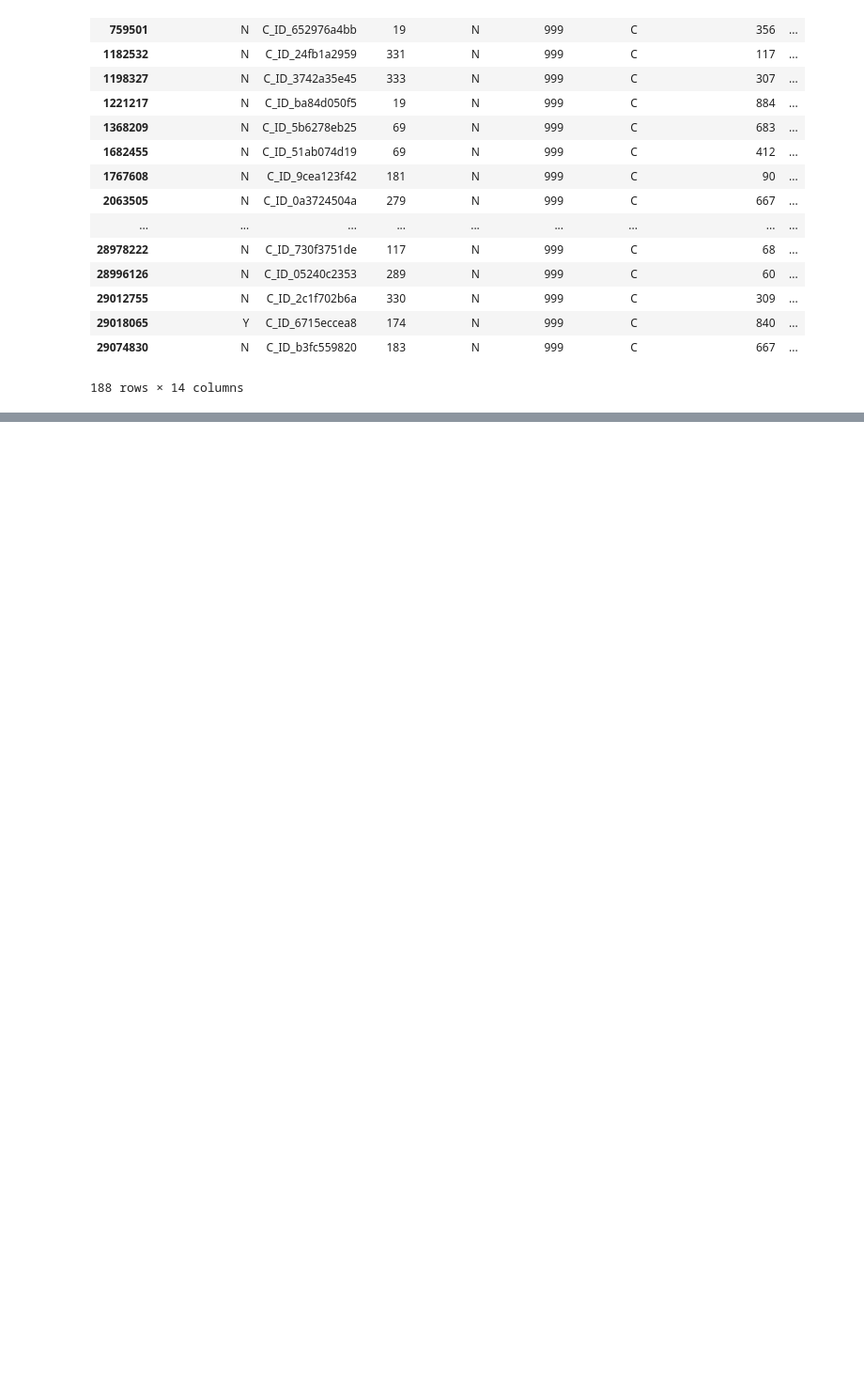
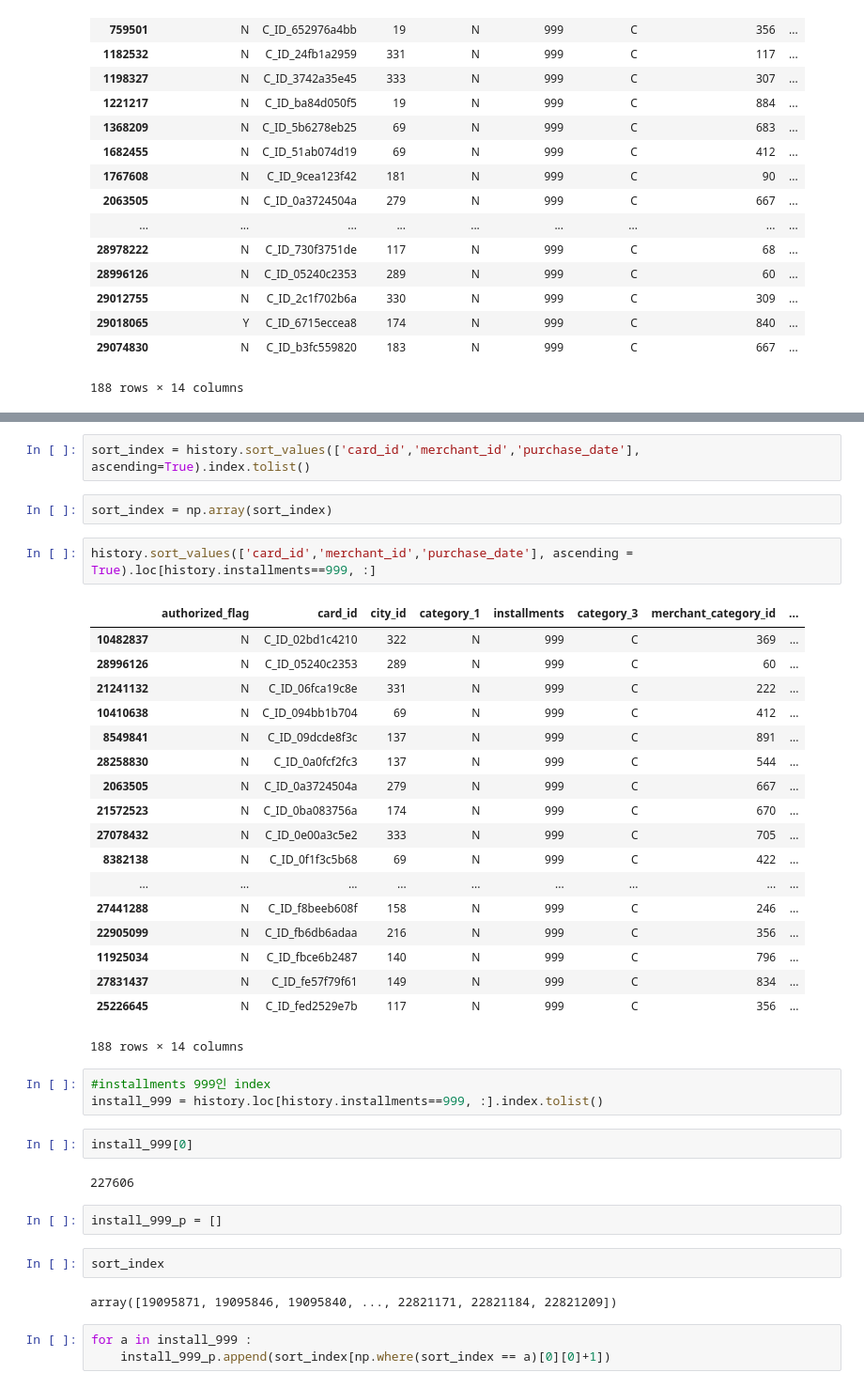
Before and after one commit to miniii222/kaggle, a Jupyter notebook: Elo_Merchant_Category_Recommendation/eda/1-6.NA&outlier.ipynb, the cells around one changed output, grey strips where cells are left out. Shown at 94% size. Saved outputs shown, nothing was run; the diff lists cells and outputs as text; blank space fills up the shorter version.

```diff
--- a/Elo_Merchant_Category_Recommendation/eda/1-6.NA&outlier.ipynb
+++ b/Elo_Merchant_Category_Recommendation/eda/1-6.NA&outlier.ipynb
@@ -102,0 +339,41 @@ Name: installments, dtype: int64
+# %%
+sort_index = history.sort_values(['card_id','merchant_id','purchase_date'], ascending=True).index.tolist()
+# %%
+sort_index = np.array(sort_index)
+# %%
+history.sort_values(['card_id','merchant_id','purchase_date'], ascending = True).loc[history.installments==999, :]
+# %% [output]
+|  | authorized_flag | card_id | city_id | category_1 | installments | category_3 | merchant_category_id | ... |
+| 10482837 | N | C_ID_02bd1c4210 | 322 | N | 999 | C | 369 | ... |
+| 28996126 | N | C_ID_05240c2353 | 289 | N | 999 | C | 60 | ... |
+| 21241132 | N | C_ID_06fca19c8e | 331 | N | 999 | C | 222 | ... |
+| 10410638 | N | C_ID_094bb1b704 | 69 | N | 999 | C | 412 | ... |
+| 8549841 | N | C_ID_09dcde8f3c | 137 | N | 999 | C | 891 | ... |
+| 28258830 | N | C_ID_0a0fcf2fc3 | 137 | N | 999 | C | 544 | ... |
+| 2063505 | N | C_ID_0a3724504a | 279 | N | 999 | C | 667 | ... |
+| 21572523 | N | C_ID_0ba083756a | 174 | N | 999 | C | 670 | ... |
+| 27078432 | N | C_ID_0e00a3c5e2 | 333 | N | 999 | C | 705 | ... |
+| 8382138 | N | C_ID_0f1f3c5b68 | 69 | N | 999 | C | 422 | ... |
+| ... | ... | ... | ... | ... | ... | ... | ... | ... |
+| 27441288 | N | C_ID_f8beeb608f | 158 | N | 999 | C | 246 | ... |
+| 22905099 | N | C_ID_fb6db6adaa | 216 | N | 999 | C | 356 | ... |
+| 11925034 | N | C_ID_fbce6b2487 | 140 | N | 999 | C | 796 | ... |
+| 27831437 | N | C_ID_fe57f79f61 | 149 | N | 999 | C | 834 | ... |
+| 25226645 | N | C_ID_fed2529e7b | 117 | N | 999 | C | 356 | ... |
+188 rows × 14 columns
+# %%
+#installments 999인 index
+install_999 = history.loc[history.installments==999, :].index.tolist()
+# %%
+install_999[0]
+# %% [output]
+227606
+# %%
+install_999_p = []
+# %%
+sort_index
+# %% [output]
+array([19095871, 19095846, 19095840, ..., 22821171, 22821184, 22821209])
+# %%
+for a in install_999 :
+    install_999_p.append(sort_index[np.where(sort_index == a)[0][0]+1])
```
Also changed, not shown: parts of 66 cells of this notebook.
